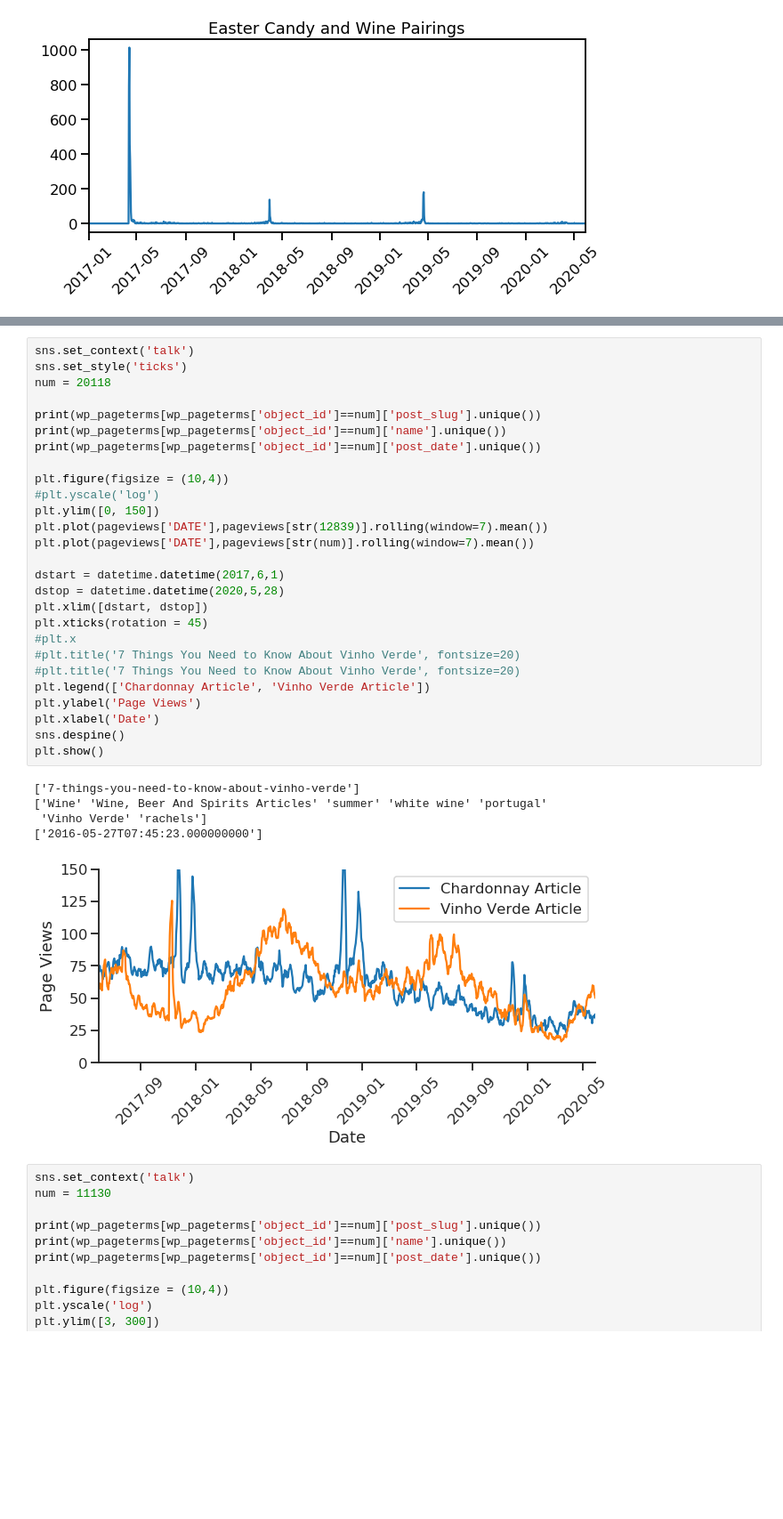
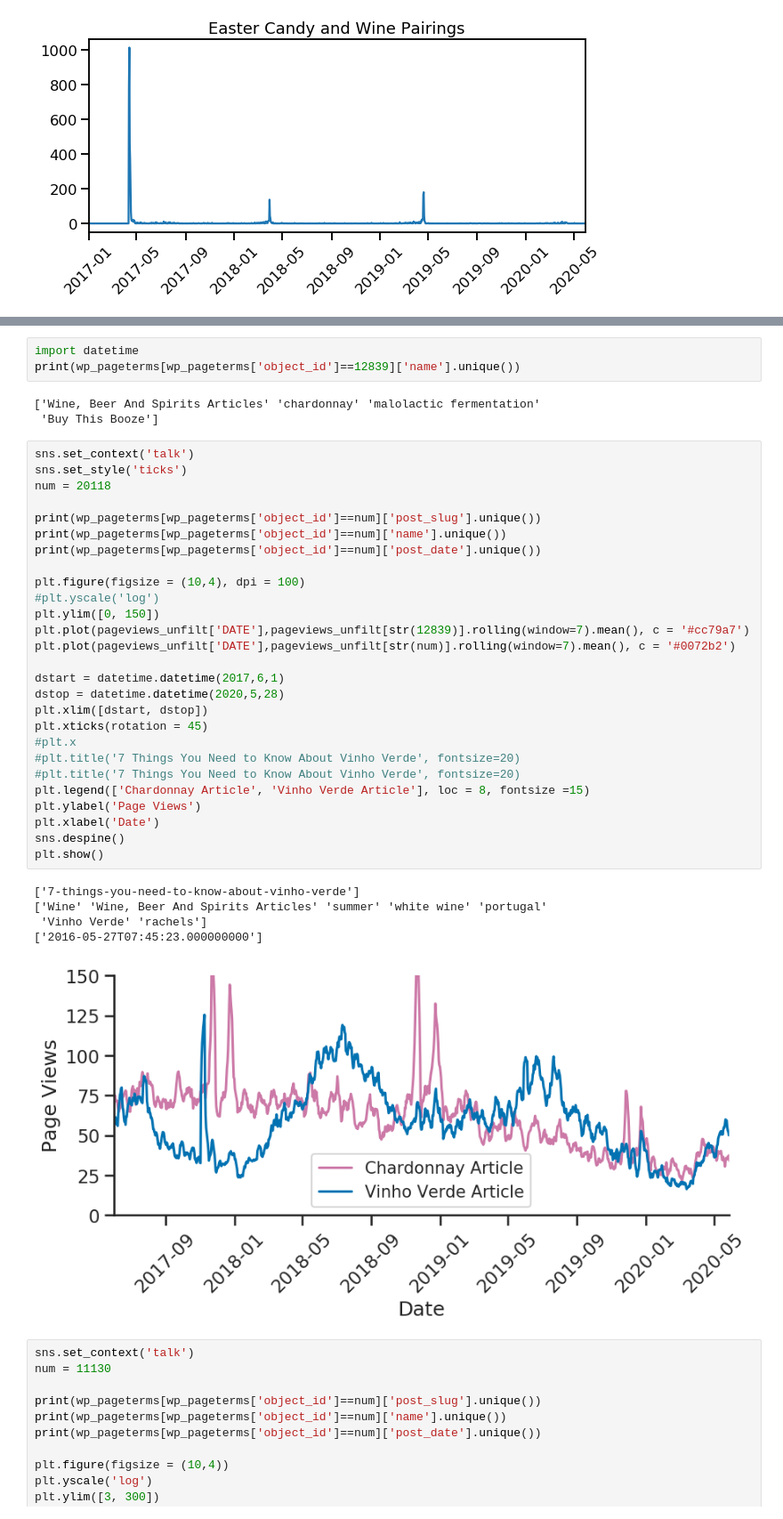
Before and after one commit to JocelynF/WineRegions, a Jupyter notebook: Testing Page Weights.ipynb, the cells around one changed output, grey strips where cells are left out. Shown: that part at 89% size. Saved outputs shown, nothing was run; the diff lists cells and outputs as text; blank space fills up the shorter version.

```diff
--- a/Testing Page Weights.ipynb
+++ b/Testing Page Weights.ipynb
@@ -437,36 +372,42 @@ for ind in x[x>20].index:
+# %%
+import datetime
+print(wp_pageterms[wp_pageterms['object_id']==12839]['name'].unique())
+# %% [output]
+['Wine, Beer And Spirits Articles' 'chardonnay' 'malolactic fermentation'
+ 'Buy This Booze']
 # %%
 sns.set_context('talk')
 sns.set_style('ticks')
 num = 20118
 
 print(wp_pageterms[wp_pageterms['object_id']==num]['post_slug'].unique())
 print(wp_pageterms[wp_pageterms['object_id']==num]['name'].unique())
 print(wp_pageterms[wp_pageterms['object_id']==num]['post_date'].unique())
 
-plt.figure(figsize = (10,4))
+plt.figure(figsize = (10,4), dpi = 100)
 #plt.yscale('log')
 plt.ylim([0, 150])
-plt.plot(pageviews['DATE'],pageviews[str(12839)].rolling(window=7).mean())
-plt.plot(pageviews['DATE'],pageviews[str(num)].rolling(window=7).mean())
+plt.plot(pageviews_unfilt['DATE'],pageviews_unfilt[str(12839)].rolling(window=7).mean(), c = '#cc79a7')
+plt.plot(pageviews_unfilt['DATE'],pageviews_unfilt[str(num)].rolling(window=7).mean(), c = '#0072b2')
 
 dstart = datetime.datetime(2017,6,1)
 dstop = datetime.datetime(2020,5,28)
 plt.xlim([dstart, dstop])
 plt.xticks(rotation = 45)
 #plt.x
 #plt.title('7 Things You Need to Know About Vinho Verde', fontsize=20)
 #plt.title('7 Things You Need to Know About Vinho Verde', fontsize=20)
-plt.legend(['Chardonnay Article', 'Vinho Verde Article'])
+plt.legend(['Chardonnay Article', 'Vinho Verde Article'], loc = 8, fontsize =15)
 plt.ylabel('Page Views')
 plt.xlabel('Date')
 sns.despine()
 plt.show()
 # %% [output]
 ['7-things-you-need-to-know-about-vinho-verde']
 ['Wine' 'Wine, Beer And Spirits Articles' 'summer' 'white wine' 'portugal'
  'Vinho Verde' 'rachels']
 ['2016-05-27T07:45:23.000000000']
-[figure, old version]
+[figure, new version]
 # %%
 sns.set_context('talk')
 num = 11130
```
Also changed, not shown: parts of 3 cells of this notebook, 3 other files.
